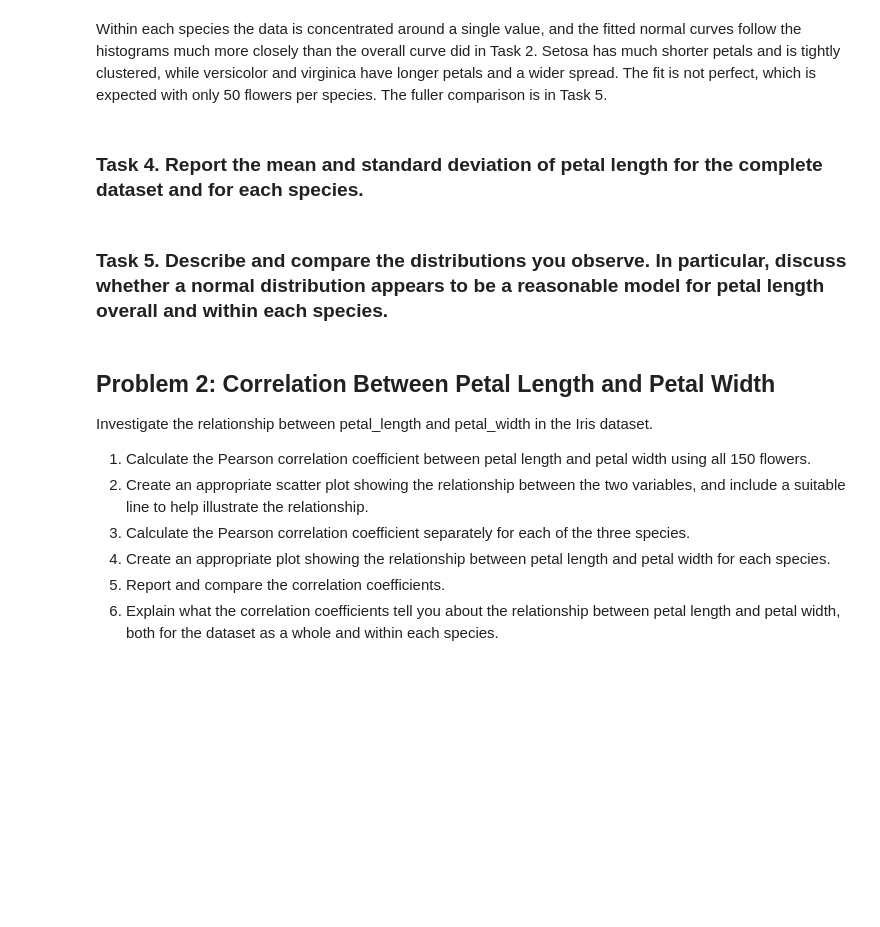
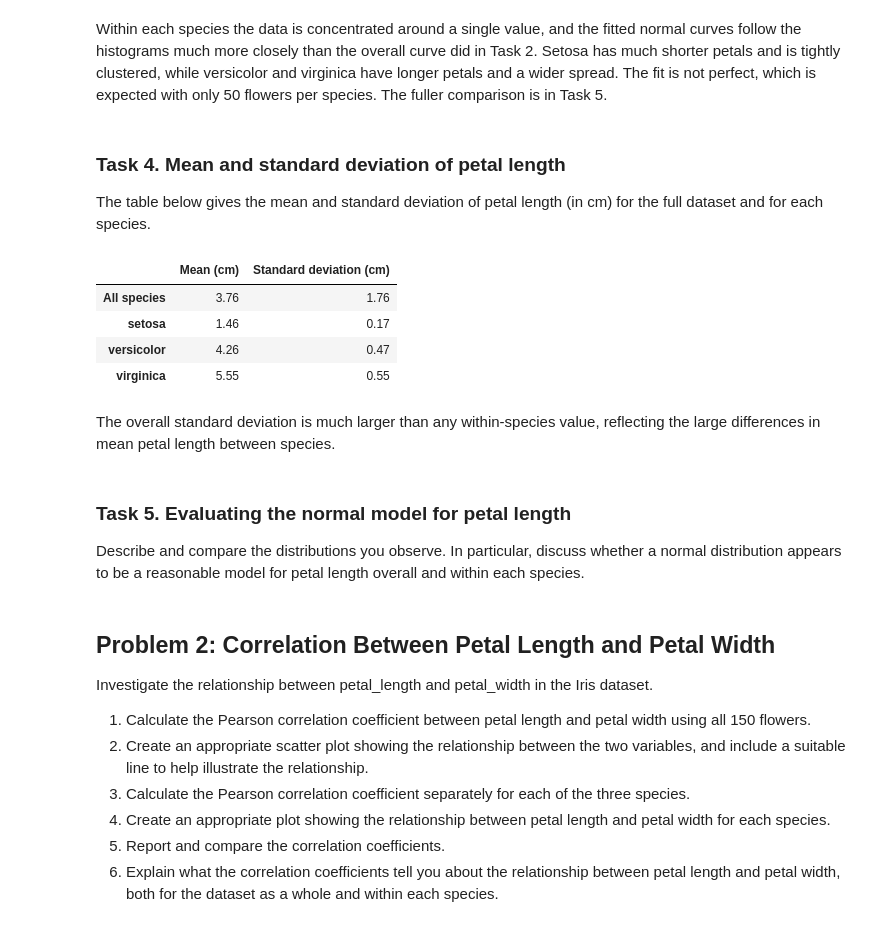
Before and after one commit to NibnabCodes/Applied-Statistics-Assessment, a Jupyter notebook: problems.ipynb, the cells around one changed output. Drawn from its saved outputs; the diff is of its cells as text; code cells hidden in the pictures; blank space fills up the shorter version.

Commit message:
Add petal length summary statistics table (Task 4)
- Calculate overall mean and sample SD (ddof=1)
- Use groupby to calculate mean and SD for each species
- Combine into one table with units in column headings
- Add explanations and references in markdown

```diff
--- a/problems.ipynb
+++ b/problems.ipynb
@@ -191,9 +191,49 @@ the histograms much more closely than the overall curve did in Task 2. Setosa ha
 and is tightly clustered, while versicolor and virginica have longer petals and a wider spread.
 The fit is not perfect, which is expected with only 50 flowers per species. The fuller comparison is in Task 5.
 # %% [markdown]
-### Task 4. Report the mean and standard deviation of petal length for the complete dataset and for each species.
+### Task 4. Mean and standard deviation of petal length
+
+The table below gives the mean and standard deviation of petal length (in cm) for the full dataset and for each species.
+# %%
+# `.agg(["mean", "std"])` calculates the mean and sample standard
+# deviation of all 150 petal lengths.
+# The result is converted to a single-row DataFrame with
+# `.to_frame().T` so it can be stacked with the per-species table,
+# Sources;
+# https://pandas.pydata.org/pandas-docs/version/2.1/reference/api/pandas.DataFrame.agg.html
+# https://pandas.pydata.org/pandas-docs/stable/reference/api/pandas.Series.to_frame.html
+# https://pandas.pydata.org/docs/reference/api/pandas.DataFrame.T.html
+overall = iris["petal_length"].agg(["mean", "std"]).to_frame().T
+# Row renamed so the combined table reads clearly
+overall.index = ["All species"]
+
+# Mean and sample standard deviation for each species
+# `iris.groupby("species")` splits the DataFrame into one group per species
+# Source:
+# https://pandas.pydata.org/pandas-docs/stable/reference/api/pandas.DataFrame.groupby.html
+by_species = iris.groupby("species")["petal_length"].agg(["mean", "std"])
+
+#`pd.concat([overall, by_species])` joins the two tables vertically,
+# placing the "All species" row above the three species rows
+# Source: https://pandas.pydata.org/pandas-docs/stable/reference/api/pandas.concat.html
+summary = pd.concat([overall, by_species])
+# Rename the columns for clarity
+summary.columns = ["Mean (cm)", "Standard deviation (cm)"]
+
+# Display the table rounded to 2 decimal places
+summary.round(2)
+# %% [output]
+|  | Mean (cm) | Standard deviation (cm) |
+| All species | 3.76 | 1.76 |
+| setosa | 1.46 | 0.17 |
+| versicolor | 4.26 | 0.47 |
+| virginica | 5.55 | 0.55 |
+# %% [markdown]
+The overall standard deviation is much larger than any within-species value, reflecting the large differences in mean petal length between species.
 # %% [markdown]
-### Task 5. Describe and compare the distributions you observe. In particular, discuss whether a normal distribution appears to be a reasonable model for petal length overall and within each species.
+### Task 5. Evaluating the normal model for petal length
+
+Describe and compare the distributions you observe. In particular, discuss whether a normal distribution appears to be a reasonable model for petal length overall and within each species.
 # %% [markdown]
 ## Problem 2: Correlation Between Petal Length and Petal Width
 
```
